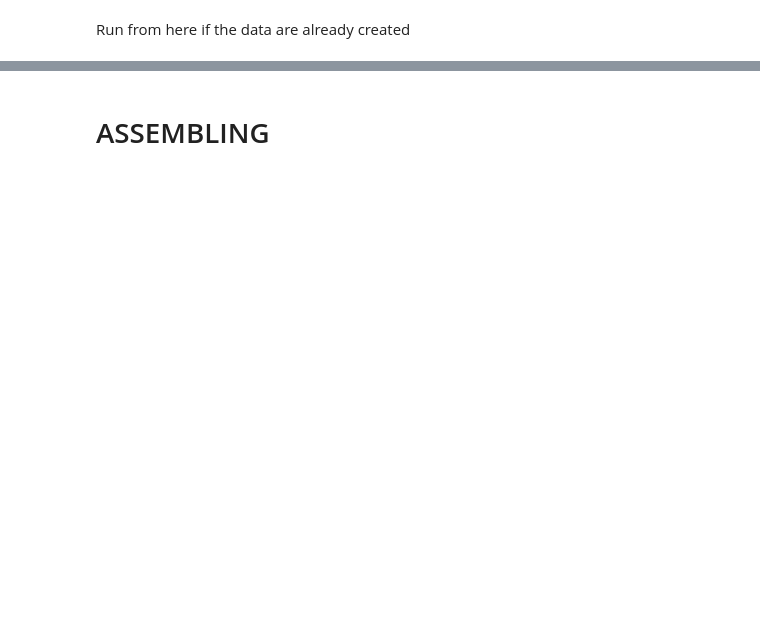
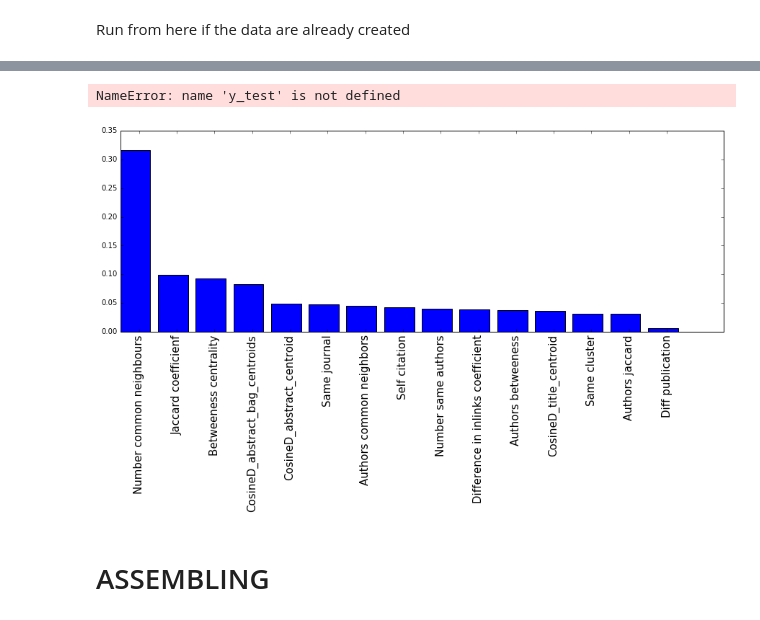
Before and after one commit to brozi/graphs-and-text, a Jupyter notebook: submit.ipynb, the cells around one changed output, grey strips where cells are left out. Saved outputs shown, nothing was run; the diff lists cells and outputs as text; code cells hidden in the pictures; blank space fills up the shorter version.

```diff
--- a/submit.ipynb
+++ b/submit.ipynb
@@ -508,3 +513,6 @@ X_test_light = X_test.drop(["Number of times to cited"], axis = 1)
+# %%
+X_train_light = X_train.drop(["Number of times to cited","Authors  of times to cited"], axis = 1)
+X_test_light = X_test.drop(["Number of times to cited","Authors  of times to cited"], axis = 1)
 # %%
 from sklearn.base import BaseEstimator
 from sknn.mlp import Layer
@@ -561,0 +584,6 @@ clfnn2.fit(X_train.values, y_train.values)
+# %%
+%%time
+from sklearn.ensemble import GradientBoostingClassifier
+gbc = GradientBoostingClassifier(n_estimators = 400)
+gbc.fit(X_train_light2, y_train)
+#pred = gbc.predict(X_test_light)
@@ -562,27 +593,25 @@ clfnn2.fit(X_train.values, y_train.values)
 # %%
 %%time
 from sklearn.ensemble import ExtraTreesClassifier
-etc = ExtraTreesClassifier(n_estimators = 700,n_jobs=1)
-etc.fit(X_train_light, y_train)
-#pred = clf.predict(X_test.drop([0,1], axis = 1))
-#print score(pred, y_test)
+clf = ExtraTreesClassifier(n_estimators = 600,n_jobs=1)
+clf.fit(X_train_light2, y_train)
+#pred = clf.predict(X_test_light2)
+#print accuracy_score(pred, y_test)
 #print score(clf.predict(X_train.drop([0,1], axis = 1)),y_train)
+# %% [output]
+NameError: name 'y_test' is not defined
-# %%
-%%time
-from sklearn.ensemble import GradientBoostingClassifier
-gbc = GradientBoostingClassifier(n_estimators = 700)
-gbc.fit(X_train_light, y_train)
-#pred = gbc.predict(X_test_light)
 # %%
 plt.figure(figsize=(15, 5))
-X_columns = X_train.drop([0,1], axis = 1).columns
+X_columns = X_train_light.columns
 ordering = np.argsort(gbc.feature_importances_)[::-1]
 
 importances = gbc.feature_importances_[ordering]
 feature_names = X_columns[ordering]
 
 x = np.arange(len(feature_names))
 plt.bar(x, importances)
 plt.xticks(x + 0.5, feature_names, rotation=90, fontsize=15);
+# %% [output]
+[figure, added]
 # %% [markdown]
 # ASSEMBLING
```
Also changed, not shown: parts of 16 cells of this notebook.
